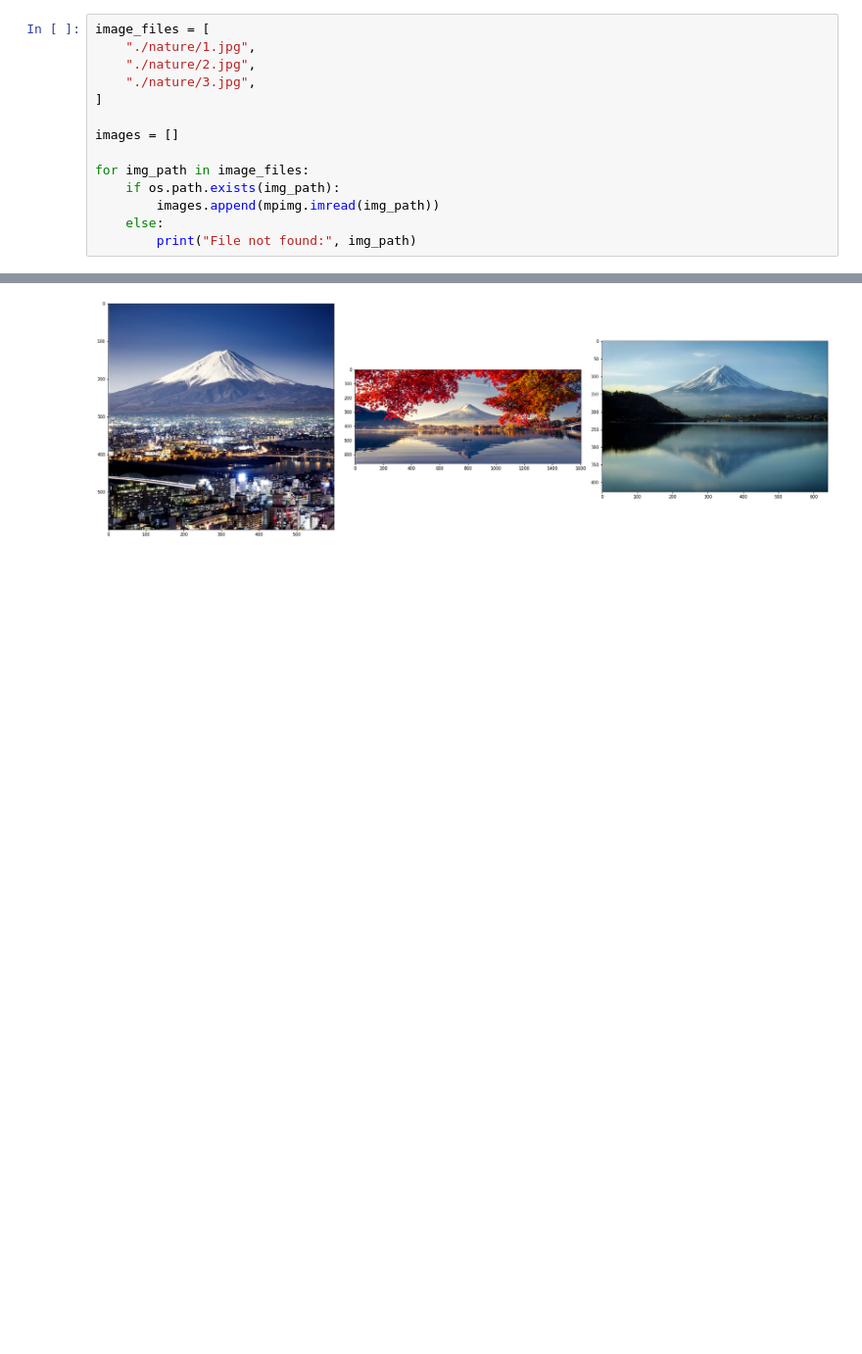
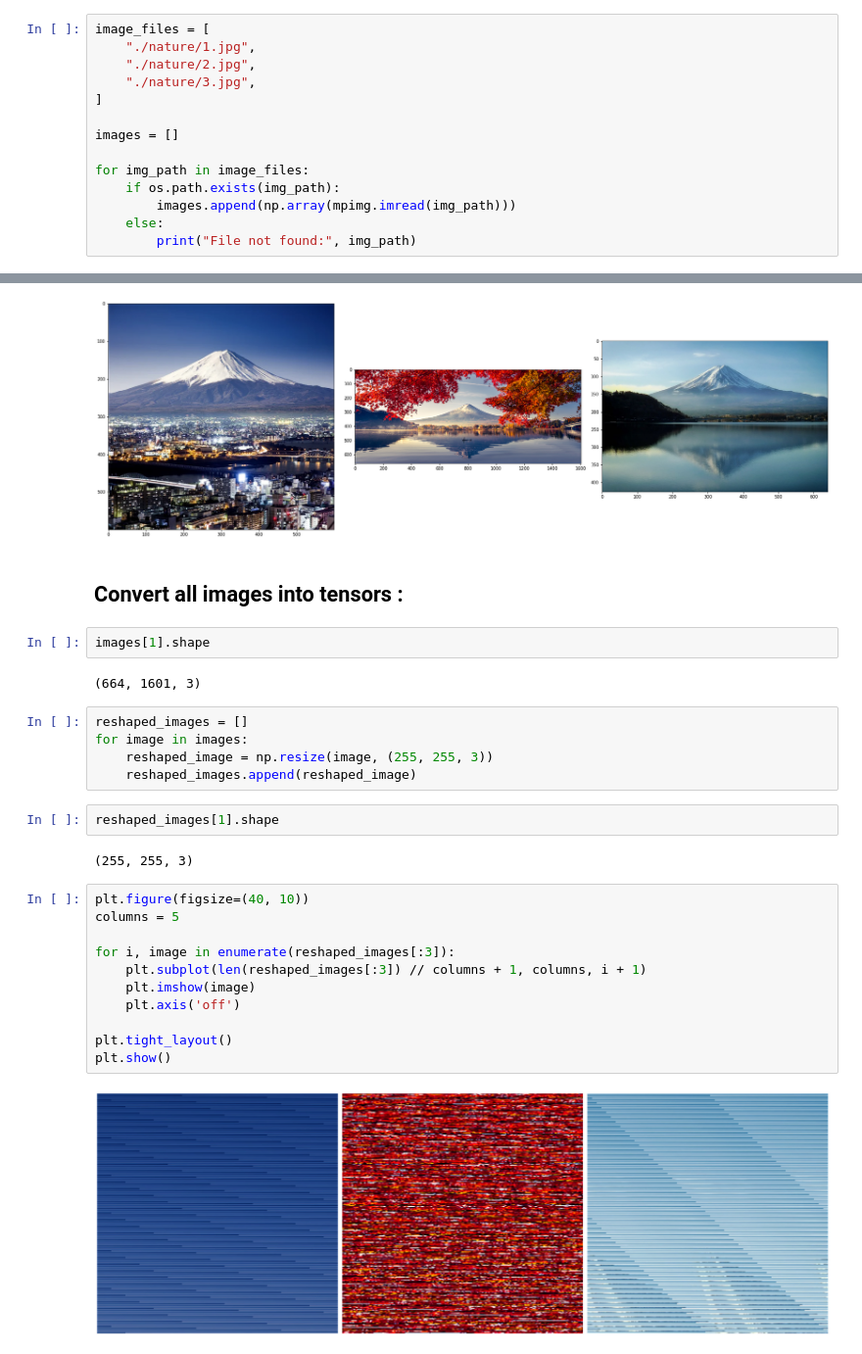
Before and after one commit to Ashraf-Khabar/Data-Science-Docs, a Jupyter notebook: Data Manupilation/Image Manupilation/main.ipynb, the cells around one changed output, grey strips where cells are left out. Shown at 98% size. Cells and saved outputs as stored; diff of their text form; blank space fills up the shorter version.

```diff
--- a/Data Manupilation/Image Manupilation/main.ipynb
+++ b/Data Manupilation/Image Manupilation/main.ipynb
@@ -55,6 +56,6 @@ images = []
 
 for img_path in image_files:
     if os.path.exists(img_path):
-        images.append(mpimg.imread(img_path))
+        images.append(np.array(mpimg.imread(img_path)))
     else:
         print("File not found:", img_path)
@@ -76,3 +71,31 @@ plt.tight_layout()
 plt.show()
 # %% [output]
 [figure]
+# %% [markdown]
+## Convert all images into tensors :
+# %%
+images[1].shape
+# %% [output]
+(664, 1601, 3)
+# %%
+reshaped_images = []
+for image in images:
+    reshaped_image = np.resize(image, (255, 255, 3))
+    reshaped_images.append(reshaped_image)
+# %%
+reshaped_images[1].shape
+# %% [output]
+(255, 255, 3)
+# %%
+plt.figure(figsize=(40, 10))
+columns = 5
+
+for i, image in enumerate(reshaped_images[:3]):
+    plt.subplot(len(reshaped_images[:3]) // columns + 1, columns, i + 1)
+    plt.imshow(image)
+    plt.axis('off')
+
+plt.tight_layout()
+plt.show()
+# %% [output]
+[figure, added]
```
Also changed, not shown: parts of 2 cells of this notebook.
